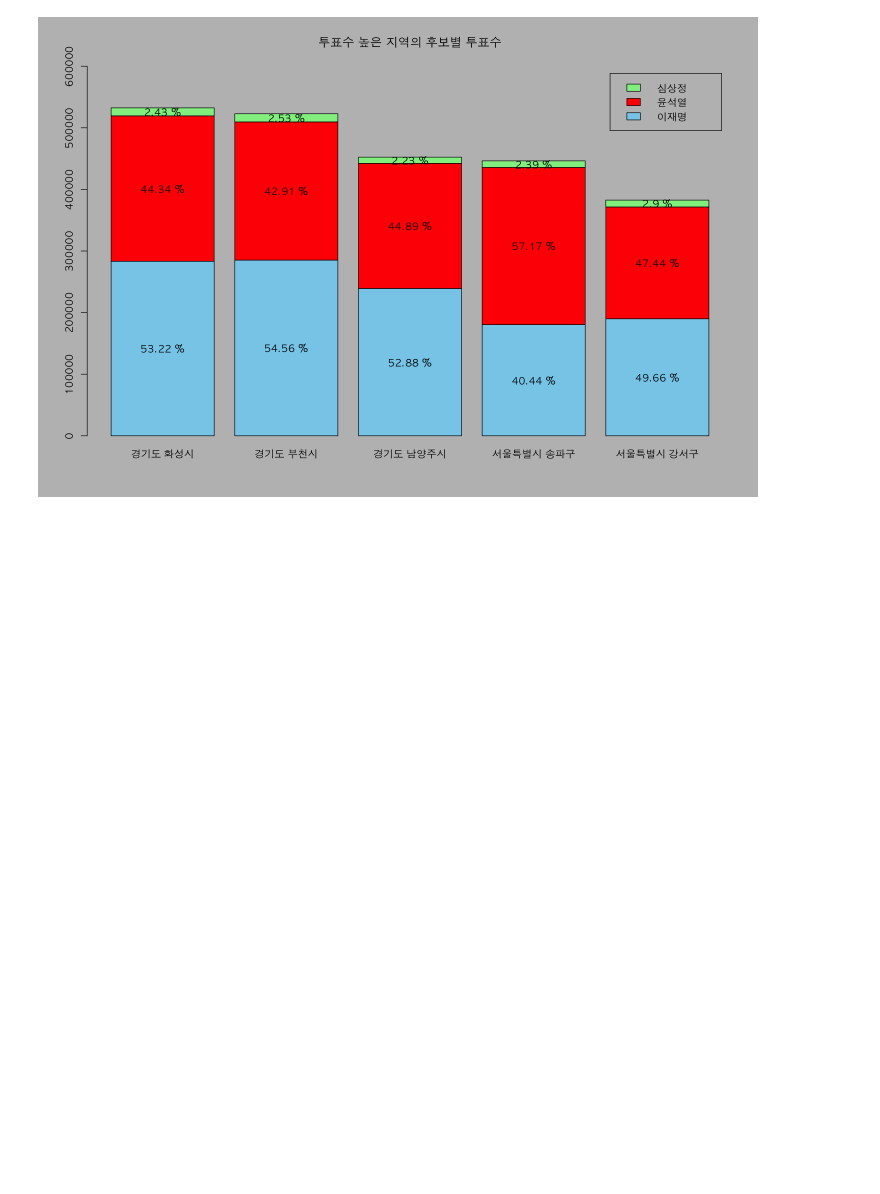
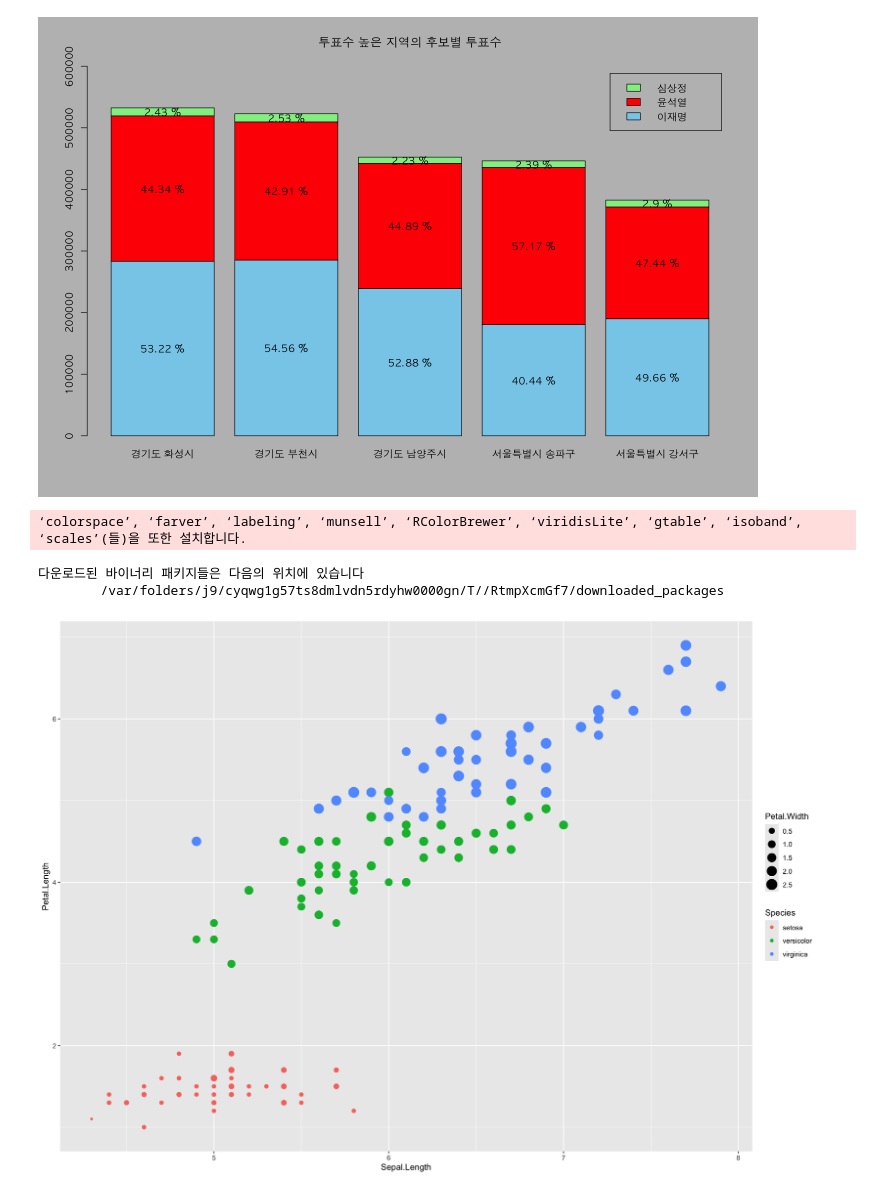
Before and after one commit to ForrestDPark/Rdevelope, a Jupyter notebook: work/12.데이터시각화2.ipynb, the cells around one changed output. Saved outputs shown, nothing was run; the diff lists cells and outputs as text; code cells hidden in the pictures; blank space fills up the shorter version.

```diff
--- a/work/12.데이터시각화2.ipynb
+++ b/work/12.데이터시각화2.ipynb
@@ -465,3 +477,9 @@ A data.frame: 5 x 3
 | 서울특별시 송파구 | 40.44 | 57.17 | 2.39 |
 | 서울특별시 강서구 | 49.66 | 47.44 | 2.90 |
 [figure]
+# %%
+install.packages("ggplot2")
+# %% [output]
+‘colorspace’, ‘farver’, ‘labeling’, ‘munsell’, ‘RColorBrewer’, ‘viridisLite’, ‘gtable’, ‘isoband’, ‘scales’(들)을 또한 설치합니다.
+다운로드된 바이너리 패키지들은 다음의 위치에 있습니다
+        /var/folders/j9/cyqwg1g57ts8dmlvdn5rdyhw0000gn/T//RtmpXcmGf7/downloaded_packages
@@ -467,0 +488,5 @@ A data.frame: 5 x 3
+# %%
+options(repr.plot.width = 14, repr.plot.height =10)
+qplot(Sepal.Length, Petal.Length, data =iris, col =Species, size =Petal.Width)
+# %% [output]
+[figure, added]
```
Also changed, not shown: parts of 9 cells of this notebook, 5 other files.
